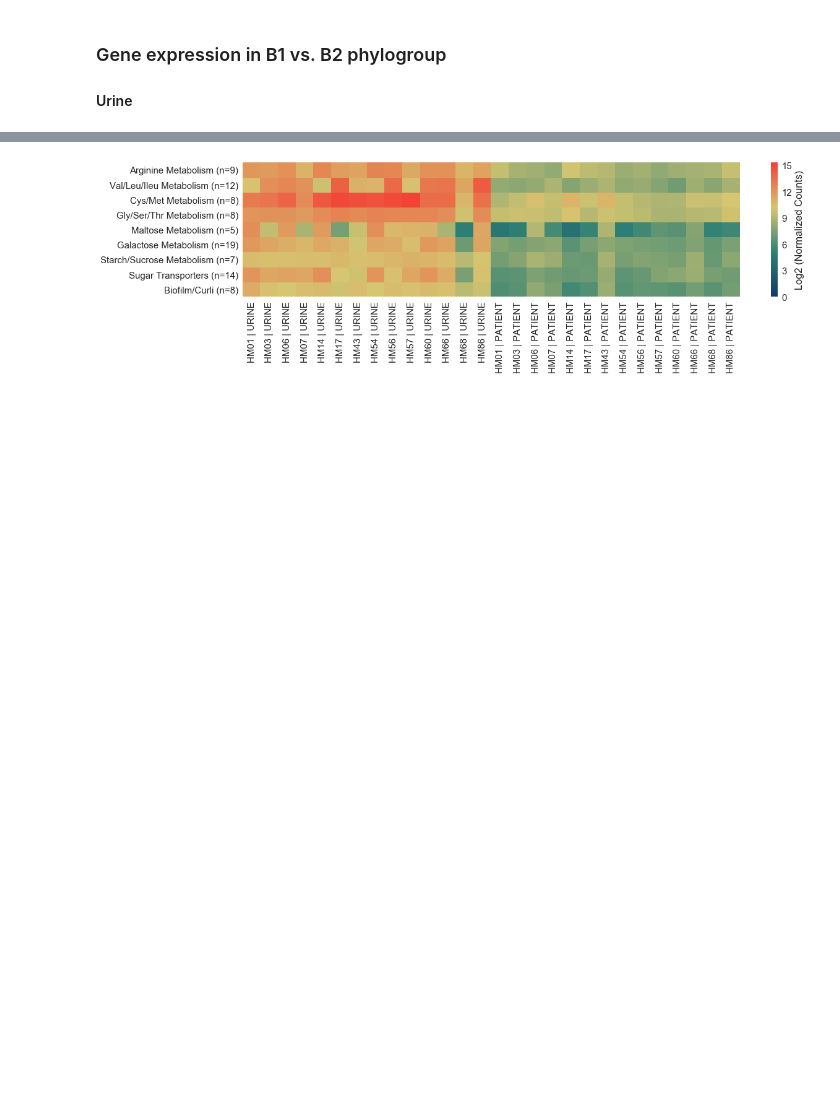
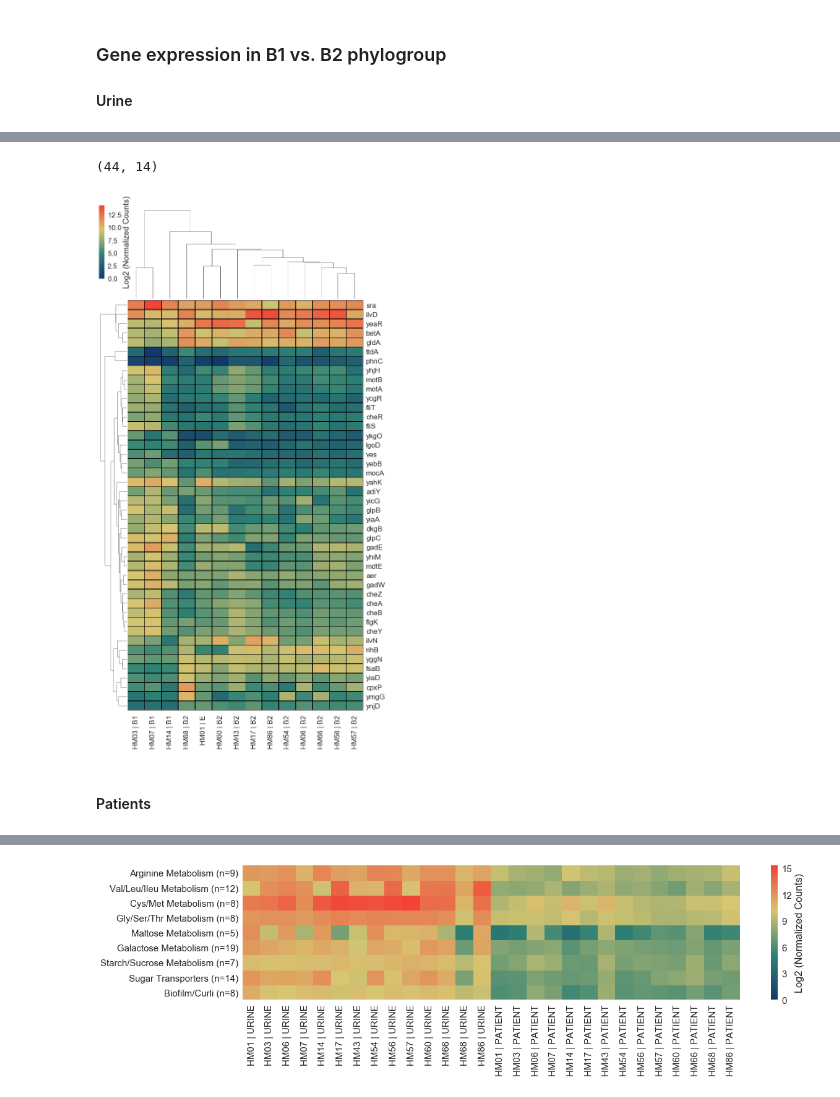
Before and after one commit to ASintsova/HUTI-RNAseq, a Jupyter notebook: analysis/differential_expression_analysis/differential_expression_analysis.ipynb, the cells around one changed output, grey strips where cells are left out. Drawn from its saved outputs; the diff is of its cells as text; code cells hidden in the pictures; blank space fills up the shorter version.

```diff
--- a/analysis/differential_expression_analysis/differential_expression_analysis.ipynb
+++ b/analysis/differential_expression_analysis/differential_expression_analysis.ipynb
@@ -291,0 +296,17 @@ de_urine_for_hm = de_urine.iloc[:, 5:]
+# %%
+de_urine.shape
+# %% [output]
+(44, 14)
+# %%
+sns.set_context("notebook", font_scale=1.7)
+y = de_urine.shape[0]*0.5
+x = de_urine.shape[1]*0.8
+g = sns.clustermap(np.log2(de_urine+1), cmap=my_cmap, linewidths=0.5, linecolor='black', figsize=(x,y),
+            vmin=0, cbar_kws={'label': 'Log2 (Normalized Counts)'})
+
+fn = os.path.join(figures_dir, "Phylogroup_DE_urine.png")
+g.savefig(fn, dpi=500, bbox_inches="tight")
+# %% [output]
+[figure, added]
+# %% [markdown]
+#### Patients
```
Also changed, not shown: parts of 18 cells of this notebook.
